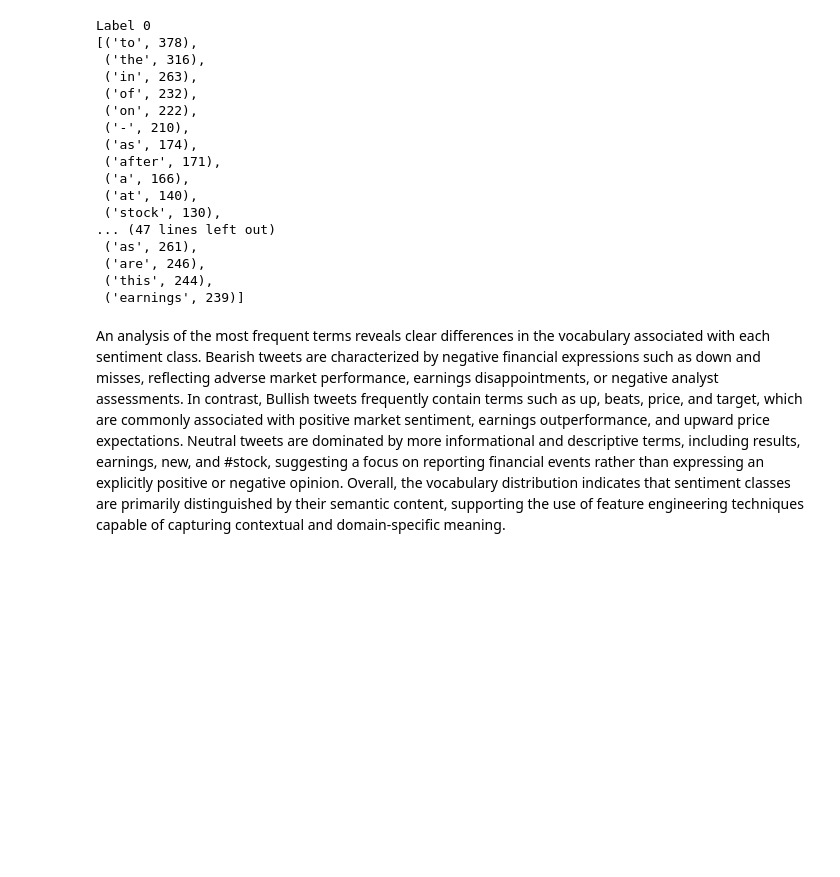
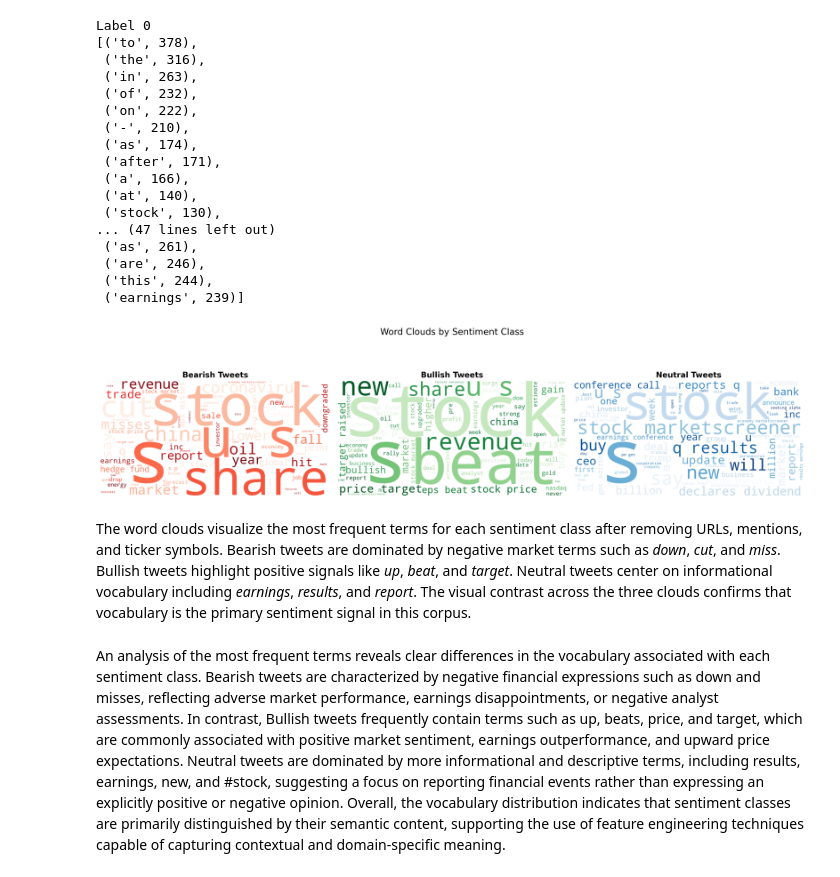
Before and after one commit to alexmr-ds/text_mining_project, a Jupyter notebook: notebooks/workflow.ipynb, the cells around one changed output. Saved outputs shown, nothing was run; the diff lists cells and outputs as text; code cells hidden in the pictures; blank space fills up the shorter version.

```diff
--- a/notebooks/workflow.ipynb
+++ b/notebooks/workflow.ipynb
@@ -235,6 +258,42 @@ Label 0
  ('are', 246),
  ('this', 244),
  ('earnings', 239)]
+# %%
+# --- Word clouds per sentiment class --- #
+from wordcloud import WordCloud
+import re
+
+label_names_map = {0: "Bearish", 1: "Bullish", 2: "Neutral"}
+colormaps = {0: "Reds", 1: "Greens", 2: "Blues"}
+
+fig, axes = plt.subplots(1, 3, figsize=(18, 5))
+
+for ax, label in zip(axes, sorted(train["label"].unique())):
+    subset = train.query("label == @label")
+    text = " ".join(subset["text"].str.lower().tolist())
+    # Strip URLs, mentions, ticker symbols, and non-alphabetic characters
+    text = re.sub(r"http\S+|@\S+|\$[A-Za-z]+|[^a-z\s]", " ", text)
+
+    wc = WordCloud(
+        width=800,
+        height=400,
+        background_color="white",
+        colormap=colormaps[label],
+        max_words=80,
+        random_state=73,
+    ).generate(text)
+
+    ax.imshow(wc, interpolation="bilinear")
+    ax.set_title(f"{label_names_map[label]} Tweets", fontsize=14, fontweight="bold")
+    ax.axis("off")
+
+plt.suptitle("Word Clouds by Sentiment Class", fontsize=16, y=1.02)
+plt.tight_layout()
+plt.show()
+# %% [output]
+[figure, added]
+# %% [markdown]
+The word clouds visualize the most frequent terms for each sentiment class after removing URLs, mentions, and ticker symbols. Bearish tweets are dominated by negative market terms such as *down*, *cut*, and *miss*. Bullish tweets highlight positive signals like *up*, *beat*, and *target*. Neutral tweets center on informational vocabulary including *earnings*, *results*, and *report*. The visual contrast across the three clouds confirms that vocabulary is the primary sentiment signal in this corpus.
 # %% [markdown]
 An analysis of the most frequent terms reveals clear differences in the vocabulary associated with each sentiment class. Bearish tweets are characterized by negative financial expressions such as down and misses, reflecting adverse market performance, earnings disappointments, or negative analyst assessments. In contrast, Bullish tweets frequently contain terms such as up, beats, price, and target, which are commonly associated with positive market sentiment, earnings outperformance, and upward price expectations. Neutral tweets are dominated by more informational and descriptive terms, including results, earnings, new, and #stock, suggesting a focus on reporting financial events rather than expressing an explicitly positive or negative opinion. Overall, the vocabulary distribution indicates that sentiment classes are primarily distinguished by their semantic content, supporting the use of feature engineering techniques capable of capturing contextual and domain-specific meaning.
 # %% [markdown]
```
Also changed, not shown: parts of 17 cells of this notebook, 2 other files.
